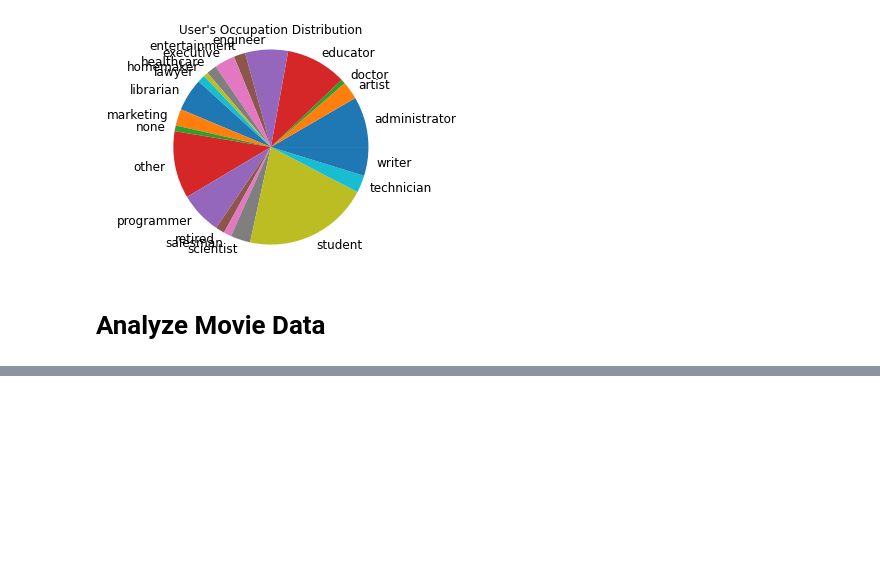
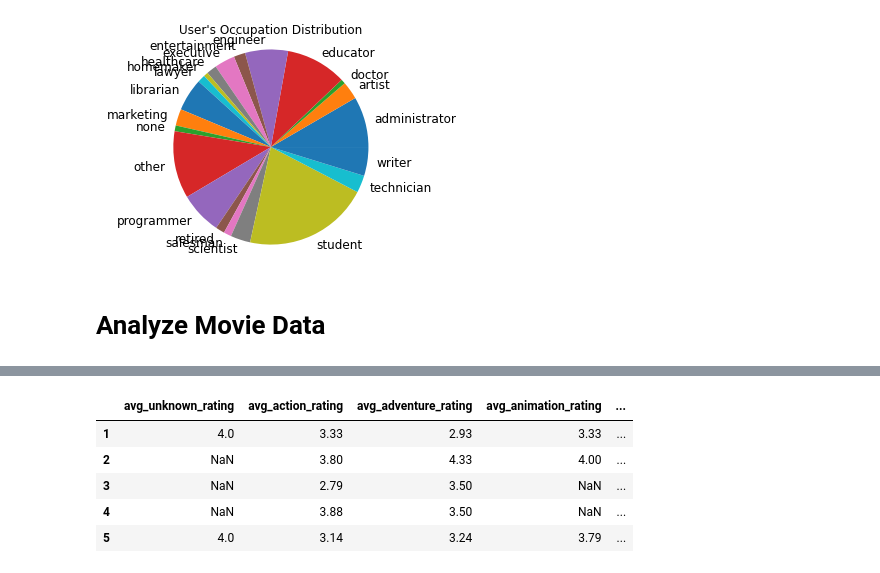
Before and after one commit to Xevenst/MovLensDataSet, a Jupyter notebook: Recommender_Systems_Final_Projectg.ipynb, the cells around one changed output, grey strips where cells are left out. Drawn from its saved outputs; the diff is of its cells as text; code cells hidden in the pictures; blank space fills up the shorter version.

Commit message:
update: gender, avg rating per genre

```diff
--- a/Recommender_Systems_Final_Projectg.ipynb
+++ b/Recommender_Systems_Final_Projectg.ipynb
@@ -248,0 +257,21 @@ print(distance_matrix)
+# %%
+#get genre ratings per user
+def get_genre_ratings(ratings,movies,genres,columns_names):
+  genre_ratings = pd.DataFrame()
+  for g in genres:
+    genre_movies = movies[movies[g] == 1 ]
+    avg_genre_votes_per_user= rating[rating['item_id'].isin(genre_movies['item_id'])].loc[:, ['user_id', 'rating']].groupby(['user_id'])['rating'].mean().round(2)
+    genre_ratings = pd.concat([genre_ratings, avg_genre_votes_per_user], axis=1 )
+
+  genre_ratings.columns = columns_names
+  return genre_ratings
+# %%
+genre_ratings = get_genre_ratings(rating, movies, ['unknown', 'Action', 'Adventure', 'Animation',"Children's", 'Comedy', 'Crime','Documentary', 'Drama', 'Fantasy', 'Film-Noir', 'Horror', 'Musical', 'Mystery', 'Romance', 'Sci-Fi', 'Thriller', 'War', 'Western'], ['avg_unknown_rating','avg_action_rating','avg_adventure_rating','avg_animation_rating','avg_children_rating', 'avg_comedy_rating','avg_crime_rating','avg_documentary_rating','avg_drama_rating','avg_fantasy_rating','avg_film_noir_rating','avg_horror_rating','avg_musical_rating','avg_mystery_rating','avg_romance_rating','avg_scifi_rating','avg_thriller_rating','avg_war_rating','avg_western-rating'])
+genre_ratings.head()
+# %% [output]
+|  | avg_unknown_rating | avg_action_rating | avg_adventure_rating | avg_animation_rating | ... |
+| 1 | 4.0 | 3.33 | 2.93 | 3.33 | ... |
+| 2 | NaN | 3.80 | 4.33 | 4.00 | ... |
+| 3 | NaN | 2.79 | 3.50 | NaN | ... |
+| 4 | NaN | 3.88 | 3.50 | NaN | ... |
+| 5 | 4.0 | 3.14 | 3.24 | 3.79 | ... |
```
Also changed, not shown: parts of 9 cells of this notebook.
